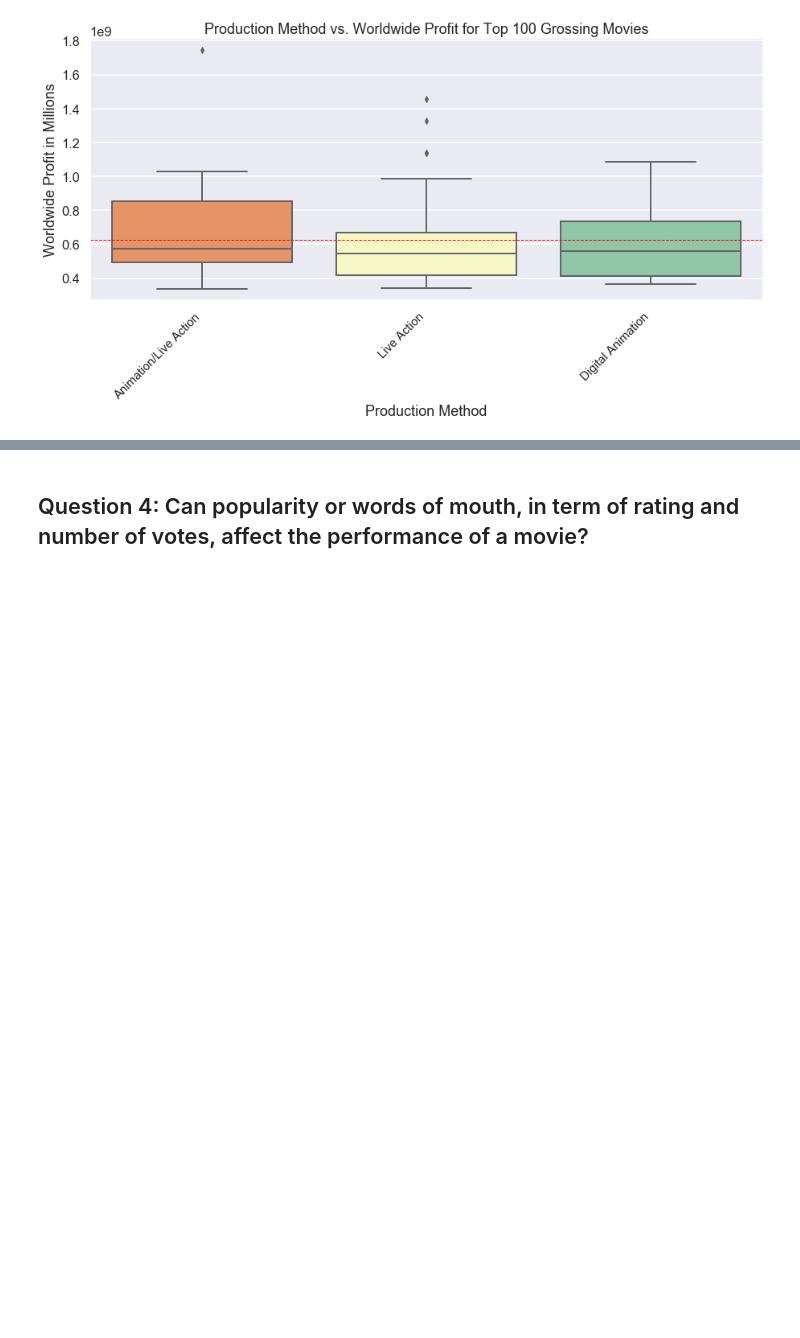
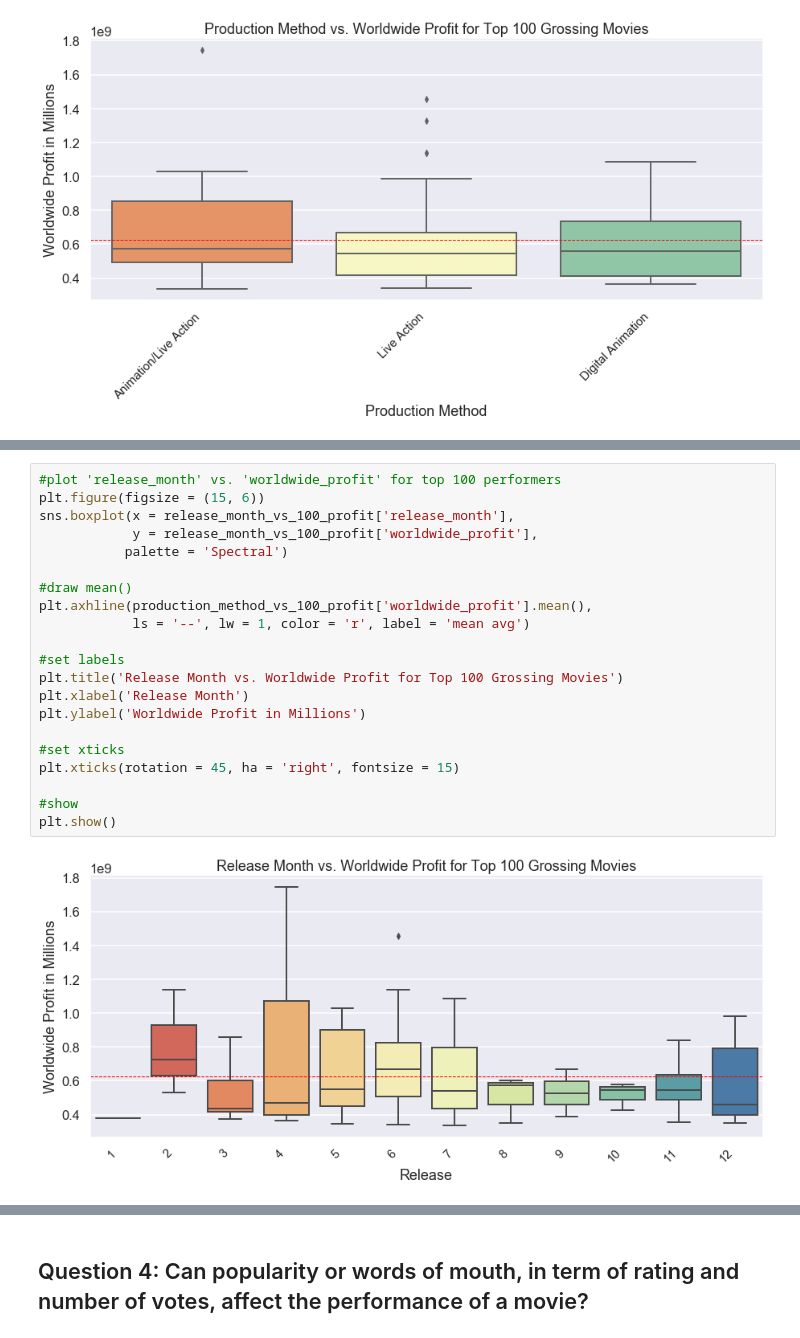
Before and after one commit to baotramduong/Porfolio_Project_The_Movie_Industry, a Jupyter notebook: Part III - Data Analysis & Visualization, Actionable Insight, Conclusion & Future Works.ipynb, the cells around one changed output, grey strips where cells are left out. Drawn from its saved outputs; the diff is of its cells as text; blank space fills up the shorter version.

```diff
--- a/Part III - Data Analysis & Visualization, Actionable Insight, Conclusion & Future Works.ipynb
+++ b/Part III - Data Analysis & Visualization, Actionable Insight, Conclusion & Future Works.ipynb
@@ -846,0 +931,23 @@ Let's look at how these movie perform at different lease months:
+# %%
+#plot 'release_month' vs. 'worldwide_profit' for top 100 performers
+plt.figure(figsize = (15, 6))
+sns.boxplot(x = release_month_vs_100_profit['release_month'],
+            y = release_month_vs_100_profit['worldwide_profit'],
+           palette = 'Spectral')
+
+#draw mean()
+plt.axhline(production_method_vs_100_profit['worldwide_profit'].mean(),
+            ls = '--', lw = 1, color = 'r', label = 'mean avg')
+
+#set labels
+plt.title('Release Month vs. Worldwide Profit for Top 100 Grossing Movies')
+plt.xlabel('Release Month')
+plt.ylabel('Worldwide Profit in Millions')
+
+#set xticks
+plt.xticks(rotation = 45, ha = 'right', fontsize = 15)
+
+#show
+plt.show()
+# %% [output]
+[figure, added]
```
Also changed, not shown: parts of 23 cells of this notebook.
